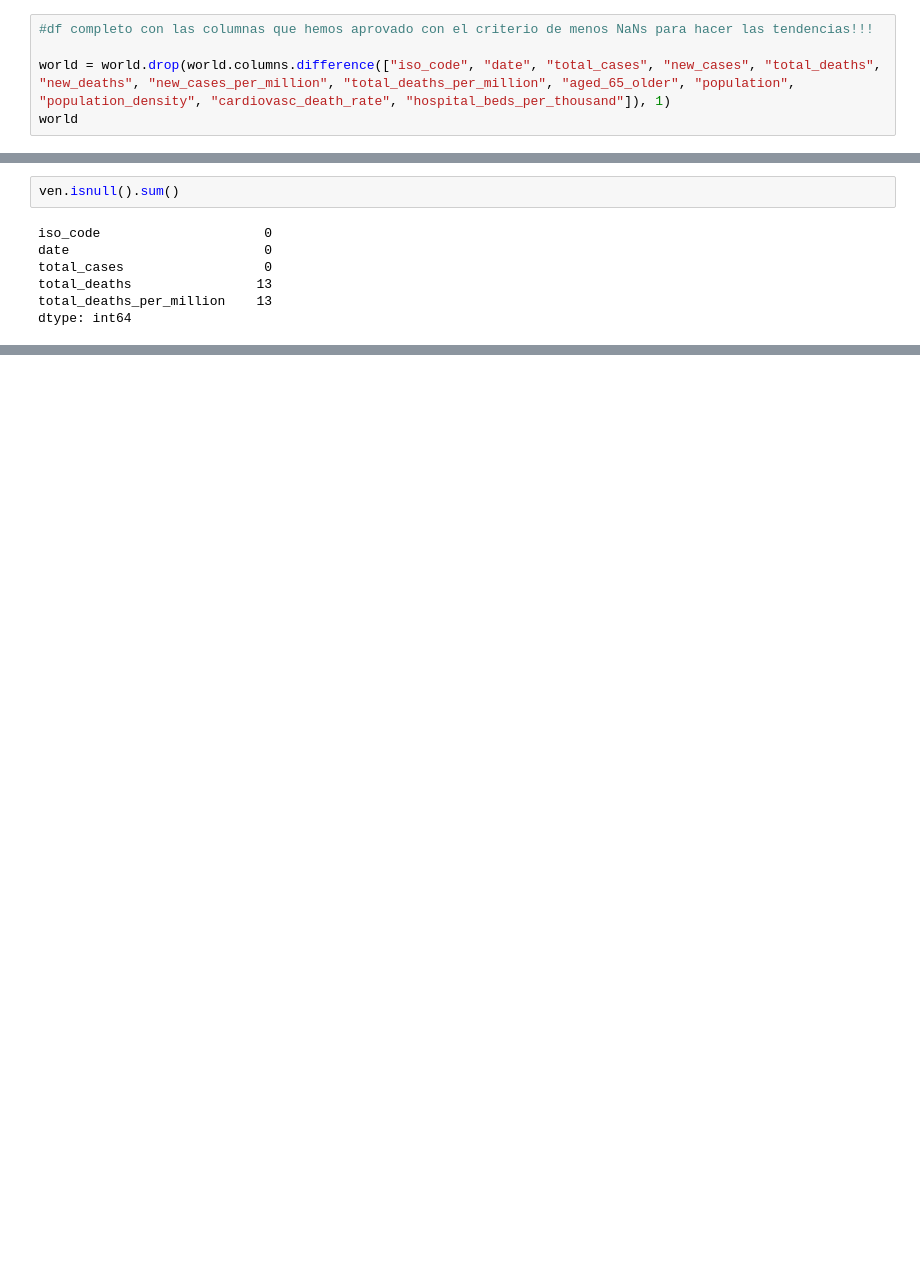
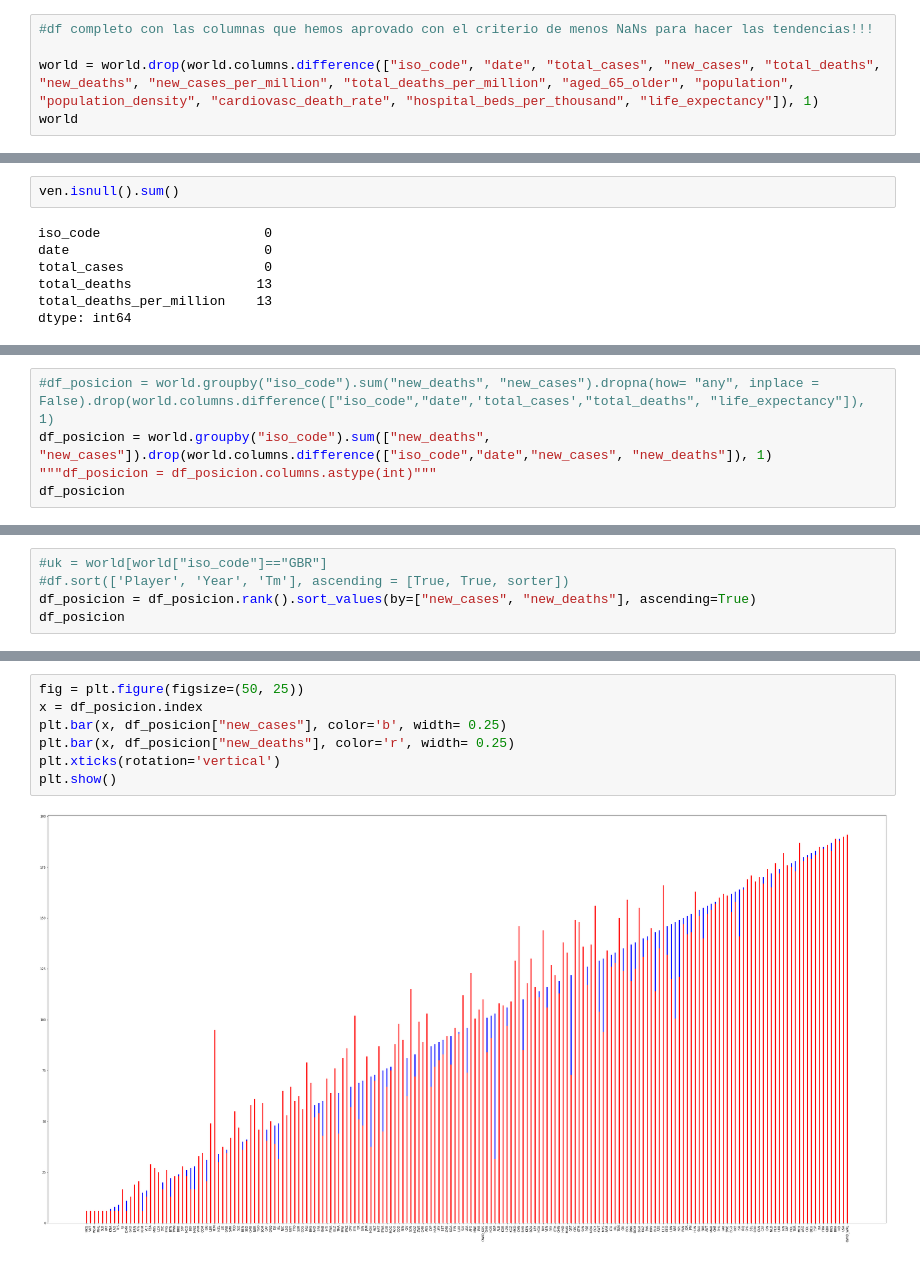
Before and after one commit to AriadnaPuigventos/GroupD_Covid19, a Jupyter notebook: notebooks/Ariadna.ipynb, the cells around one changed output, grey strips where cells are left out. Drawn from its saved outputs; the diff is of its cells as text; blank space fills up the shorter version.

```diff
--- a/notebooks/Ariadna.ipynb
+++ b/notebooks/Ariadna.ipynb
@@ -51,7 +71,7 @@ dtype: int64
 # %%
 #df completo con las columnas que hemos aprovado con el criterio de menos NaNs para hacer las tendencias!!!
 
-world = world.drop(world.columns.difference(["iso_code", "date", "total_cases", "new_cases", "total_deaths", "new_deaths", "new_cases_per_million", "total_deaths_per_million", "aged_65_older", "population", "population_density", "cardiovasc_death_rate", "hospital_beds_per_thousand"]), 1)
+world = world.drop(world.columns.difference(["iso_code", "date", "total_cases", "new_cases", "total_deaths", "new_deaths", "new_cases_per_million", "total_deaths_per_million", "aged_65_older", "population", "population_density", "cardiovasc_death_rate", "hospital_beds_per_thousand", "life_expectancy"]), 1)
 world
 # %% [output]
 |  | iso_code | date | total_cases | new_cases | total_deaths | new_deaths | new_cases_per_million | ... |
@@ -211,0 +377,5 @@ dtype: int64
+# %%
+#df_posicion = world.groupby("iso_code").sum("new_deaths", "new_cases").dropna(how= "any", inplace = False).drop(world.columns.difference(["iso_code","date",'total_cases',"total_deaths", "life_expectancy"]), 1)
+df_posicion = world.groupby("iso_code").sum(["new_deaths", "new_cases"]).drop(world.columns.difference(["iso_code","date","new_cases", "new_deaths"]), 1)
+"""df_posicion = df_posicion.columns.astype(int)"""
+df_posicion
@@ -211,0 +397,5 @@ dtype: int64
+# %%
+#uk = world[world["iso_code"]=="GBR"]
+#df.sort(['Player', 'Year', 'Tm'], ascending = [True, True, sorter])
+df_posicion = df_posicion.rank().sort_values(by=["new_cases", "new_deaths"], ascending=True)
+df_posicion
@@ -211,0 +417,9 @@ dtype: int64
+# %%
+fig = plt.figure(figsize=(50, 25))
+x = df_posicion.index
+plt.bar(x, df_posicion["new_cases"], color='b', width= 0.25)
+plt.bar(x, df_posicion["new_deaths"], color='r', width= 0.25)
+plt.xticks(rotation='vertical')
+plt.show()
+# %% [output]
+[figure, added]
```
Also changed, not shown: parts of 17 cells of this notebook, 2 other files.
